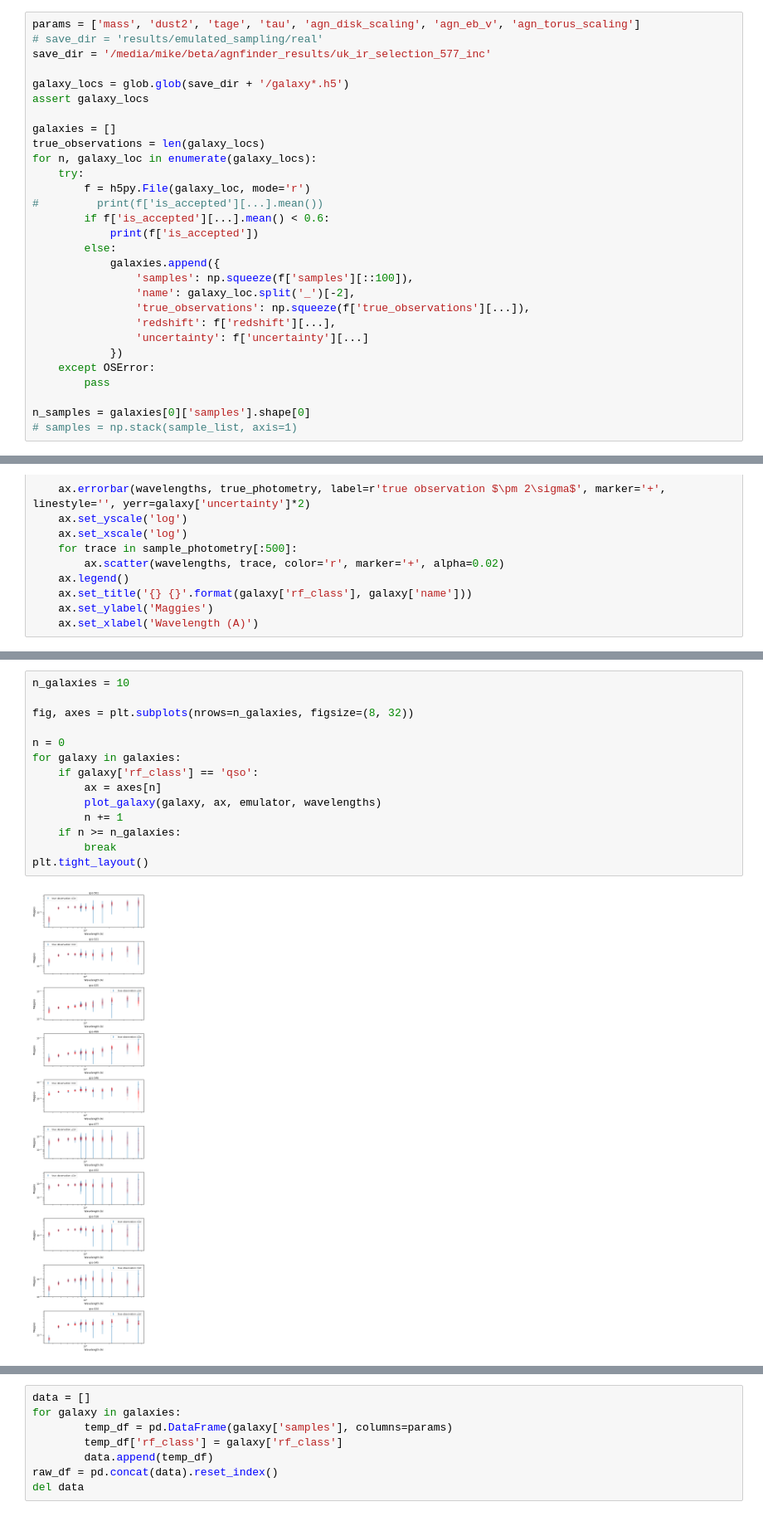
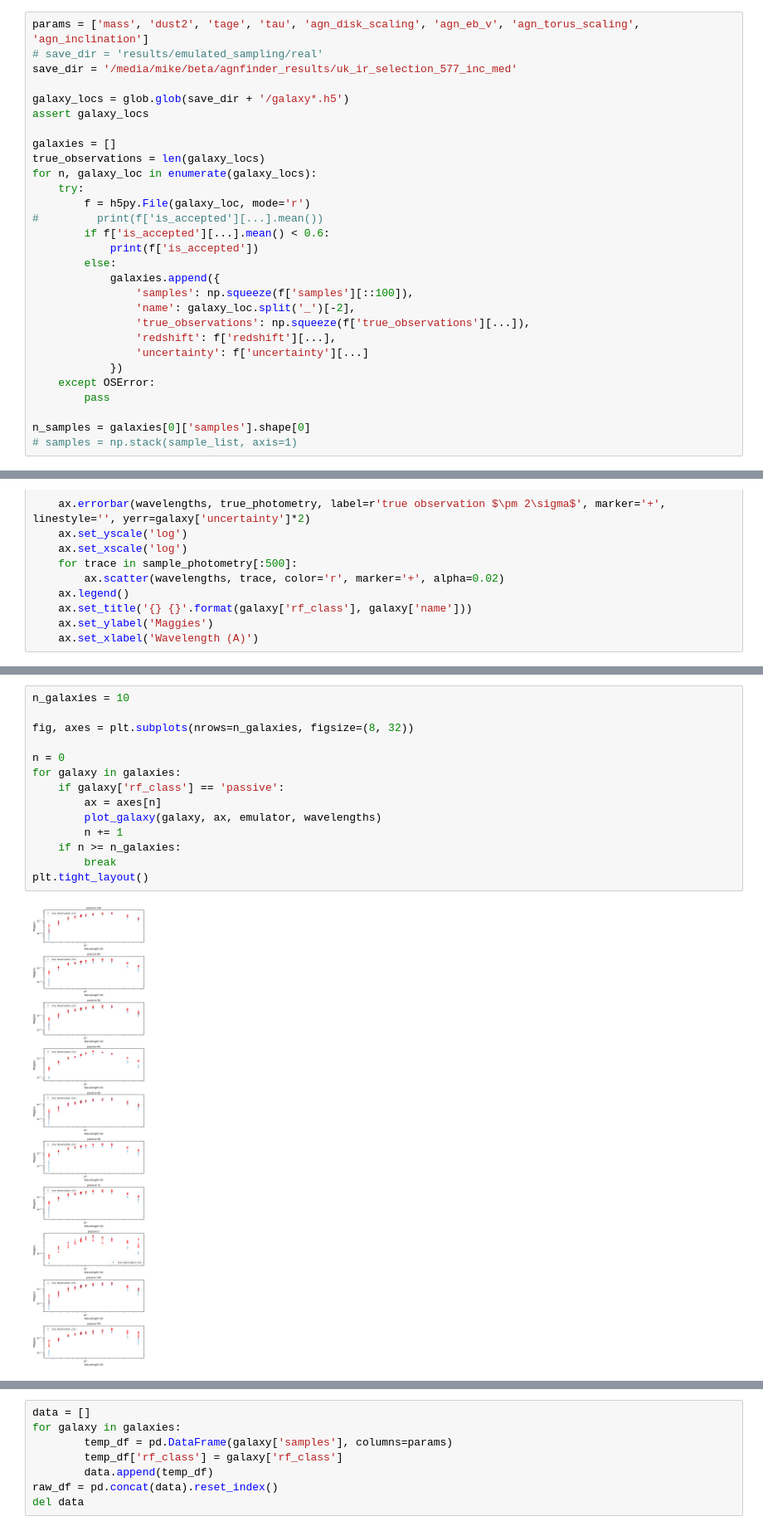
Before and after one commit to mwalmsley/agnfinder, a Jupyter notebook: notebooks/fitting_real_galaxies/results_on_uk_ir_selection.ipynb, the cells around one changed output, grey strips where cells are left out. Shown at 83% size. Saved outputs shown, nothing was run; the diff lists cells and outputs as text.

```diff
--- a/notebooks/fitting_real_galaxies/results_on_uk_ir_selection.ipynb
+++ b/notebooks/fitting_real_galaxies/results_on_uk_ir_selection.ipynb
@@ -23,9 +23,9 @@ from agnfinder.tf_sampling import deep_emulator
 os.chdir('/home/mike/repos/agnfinder')
 # sotiria, change this to repo loc
 # %%
-params = ['mass', 'dust2', 'tage', 'tau', 'agn_disk_scaling', 'agn_eb_v', 'agn_torus_scaling']
+params = ['mass', 'dust2', 'tage', 'tau', 'agn_disk_scaling', 'agn_eb_v', 'agn_torus_scaling', 'agn_inclination']
 # save_dir = 'results/emulated_sampling/real'
-save_dir = '/media/mike/beta/agnfinder_results/uk_ir_selection_577_inc'
+save_dir = '/media/mike/beta/agnfinder_results/uk_ir_selection_577_inc_med'
 
 galaxy_locs = glob.glob(save_dir + '/galaxy*.h5')
 assert galaxy_locs
@@ -193,18 +191,18 @@ galaxy['rf_class']
 # %%
 n_galaxies = 10
 
 fig, axes = plt.subplots(nrows=n_galaxies, figsize=(8, 32))
 
 n = 0
 for galaxy in galaxies:
-    if galaxy['rf_class'] == 'qso':
+    if galaxy['rf_class'] == 'passive':
         ax = axes[n]
         plot_galaxy(galaxy, ax, emulator, wavelengths)
         n += 1
     if n >= n_galaxies:
         break
 plt.tight_layout()
 # %% [output]
-[figure, old version]
+[figure, new version]
 # %%
 galaxy['rf_class']
```
Also changed, not shown: parts of 18 cells of this notebook, 4 other files.
